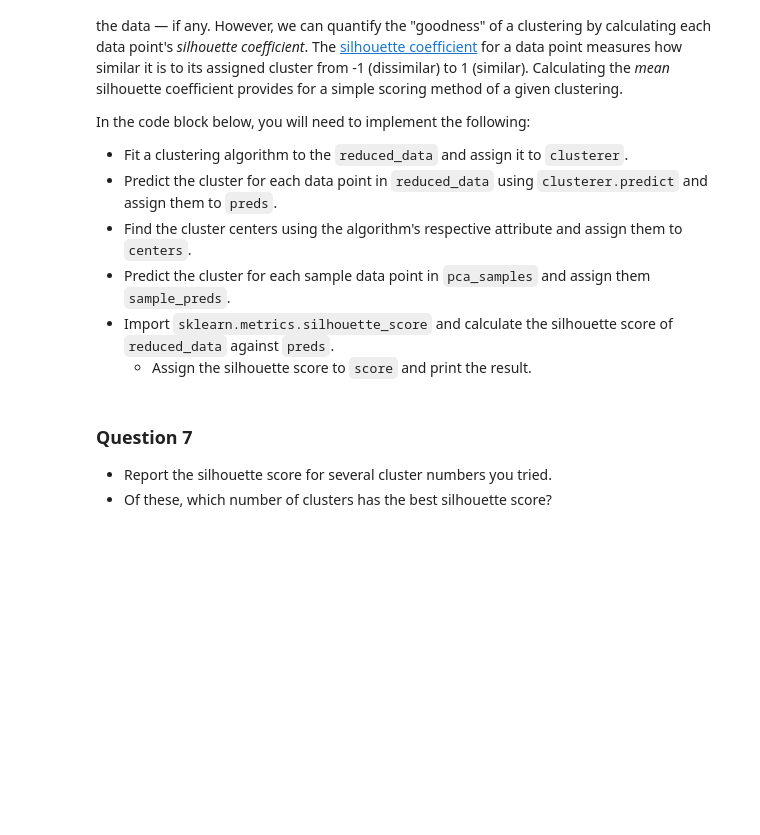
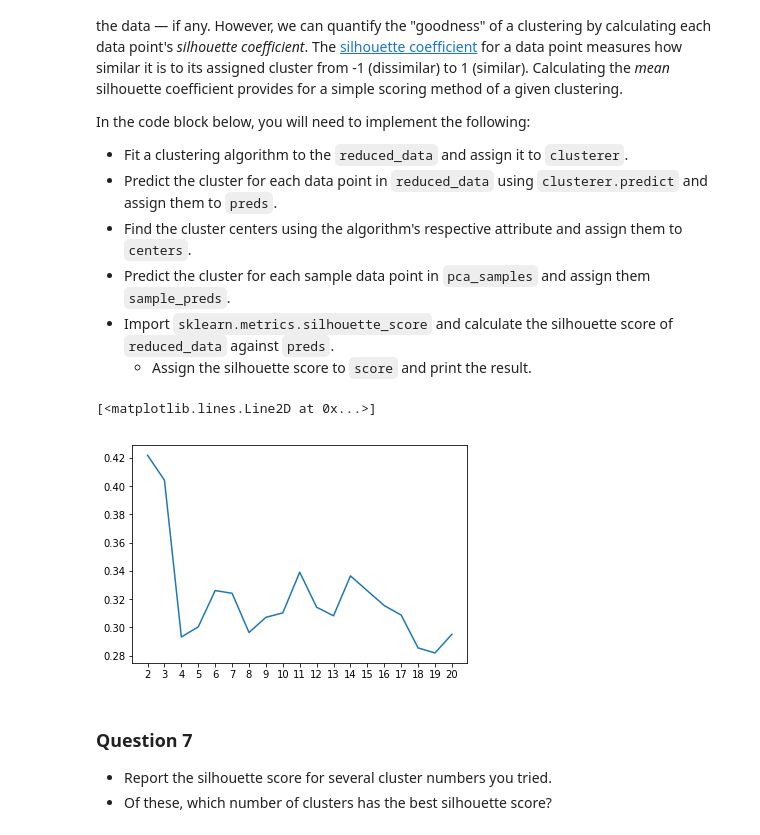
Before and after one commit to adrifmonte/customer-segments, a Jupyter notebook: customer_segments.ipynb, the cells around one changed output. Drawn from its saved outputs; the diff is of its cells as text; code cells hidden in the pictures; blank space fills up the shorter version.

Commit message:
Clustering and silhouette score implementation

```diff
--- a/customer_segments.ipynb
+++ b/customer_segments.ipynb
@@ -606,20 +606,41 @@ In the code block below, you will need to implement the following:
  - Import `sklearn.metrics.silhouette_score` and calculate the silhouette score of `reduced_data` against `preds`.
    - Assign the silhouette score to `score` and print the result.
 # %%
-# TODO: Apply your clustering algorithm of choice to the reduced data
-clusterer = None
+from sklearn.mixture import GaussianMixture
+from sklearn.metrics import silhouette_score
 
-# TODO: Predict the cluster for each data point
-preds = None
+scores = []
+n_components_list = []
 
-# TODO: Find the cluster centers
-centers = None
+for n in range(19):
+    n_components = n + 2;
+    # TODO: Apply your clustering algorithm of choice to the reduced data
+    gmm = GaussianMixture(n_components=n_components, random_state=42)
+    clusterer = gmm.fit(reduced_data)
 
-# TODO: Predict the cluster for each transformed sample data point
-sample_preds = None
+    # TODO: Predict the cluster for each data point
+    preds = clusterer.predict(reduced_data)
 
-# TODO: Calculate the mean silhouette coefficient for the number of clusters chosen
-score = None
+    # TODO: Find the cluster centers
+    centers = clusterer.means_
+
+    # TODO: Predict the cluster for each transformed sample data point
+    sample_preds = clusterer.predict(pca_samples_2D)
+
+    # TODO: Calculate the mean silhouette coefficient for the number of clusters chosen
+    score = silhouette_score(reduced_data, preds, random_state=42)
+
+    scores.append(score)
+    n_components_list.append(n_components)
+
+scores
+
+import matplotlib.pyplot as plt
+plt.xticks(n_components_list, n_components_list)
+plt.plot(n_components_list, scores)
+# %% [output]
+[<matplotlib.lines.Line2D at 0x...>]
+[figure, added]
 # %% [markdown]
 ### Question 7
 
```
